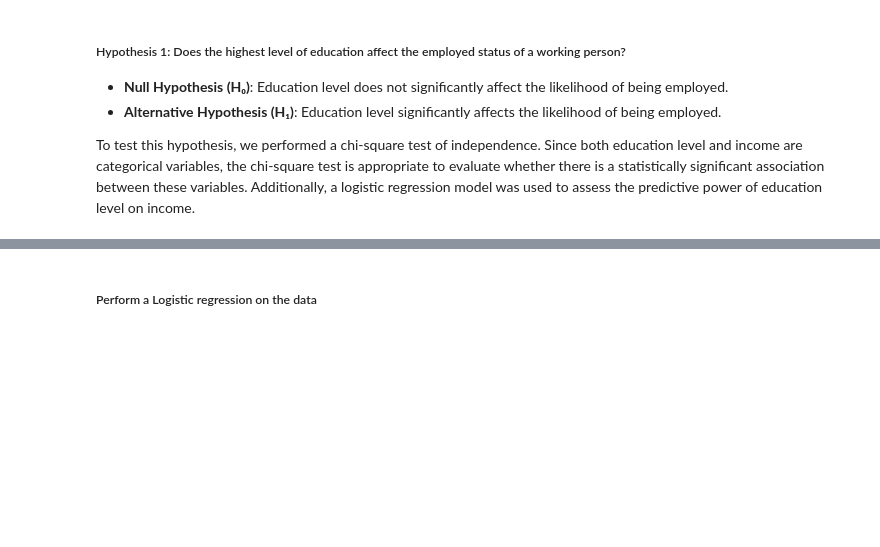
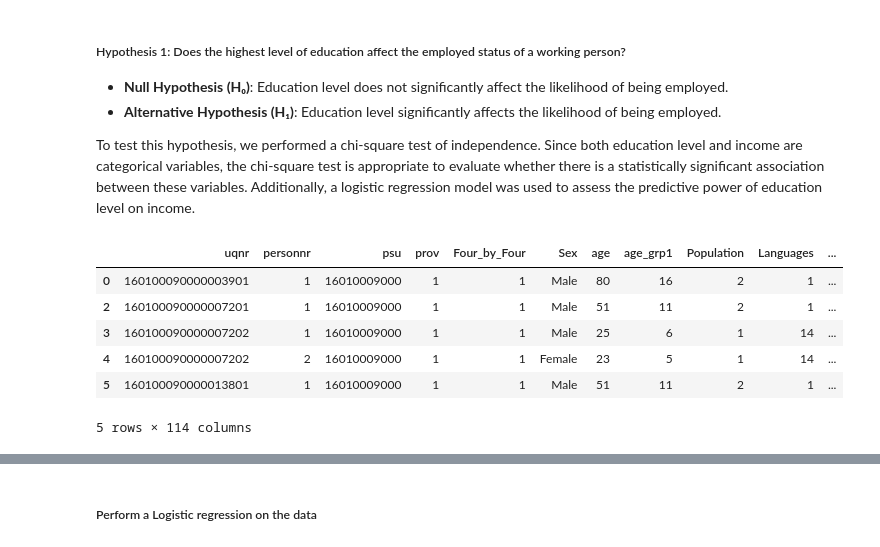
Before and after one commit to CiaranOtter/temp_proj_2, a Jupyter notebook: src/project2.ipynb, the cells around one changed output, grey strips where cells are left out. Drawn from its saved outputs; the diff is of its cells as text; code cells hidden in the pictures; blank space fills up the shorter version.

```diff
--- a/src/project2.ipynb
+++ b/src/project2.ipynb
@@ -133,9 +166,25 @@ To test this hypothesis, we performed a chi-square test of independence. Since b
 # %%
 #clean and prepare data
-income_data = df[(df['employ_Status2'] <= 2) & (df['education'] != 29) & (df['education'] != 99 )]
+income_data = df
+
+income_data.loc[
+    (income_data['employ_Status2'] <= 2) &
+    (income_data['education'] != 29) &
+    (income_data['education'] != 99 )
+    , 'education_category'] = income_data['education-name'].map(bin_mapping)
 # map the labels of the education name to the the category of the education
-income_data['education_category'] = income_data['education-name'].map(bin_mapping)
+
 income_data = income_data.dropna()
+
+income_data.head()
+# %% [output]
+|  | uqnr | personnr | psu | prov | Four_by_Four | Sex | age | age_grp1 | Population | Languages | ... |
+| 0 | 160100090000003901 | 1 | 16010009000 | 1 | 1 | Male | 80 | 16 | 2 | 1 | ... |
+| 2 | 160100090000007201 | 1 | 16010009000 | 1 | 1 | Male | 51 | 11 | 2 | 1 | ... |
+| 3 | 160100090000007202 | 1 | 16010009000 | 1 | 1 | Male | 25 | 6 | 1 | 14 | ... |
+| 4 | 160100090000007202 | 2 | 16010009000 | 1 | 1 | Female | 23 | 5 | 1 | 14 | ... |
+| 5 | 160100090000013801 | 1 | 16010009000 | 1 | 1 | Male | 51 | 11 | 2 | 1 | ... |
+5 rows × 114 columns
 # %%
 # # create a contingency table between education and employment status
 contingency_table = pd.crosstab(income_data['education_category'], income_data['employ_Status2'])
```
Also changed, not shown: parts of 11 cells of this notebook, 1 other file.
